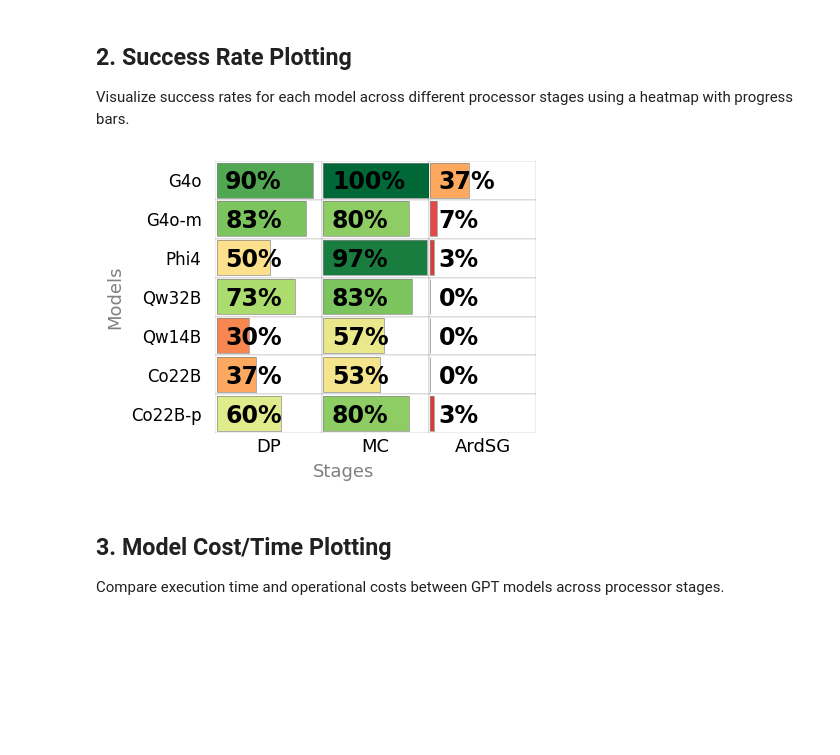
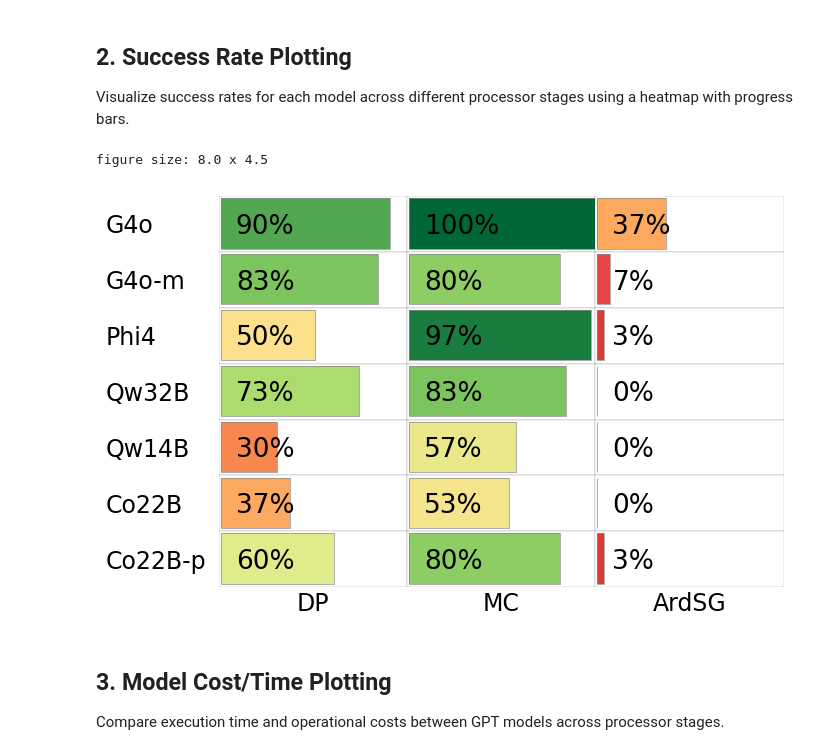
Before and after one commit to noahwo/benchmark-tinyml_llm-2026, a Jupyter notebook: plot-exploration/for-MCU/success-rate_MCU.ipynb, the cells around one changed output. Cells and saved outputs as stored; diff of their text form; code cells hidden in the pictures; blank space fills up the shorter version.

```diff
--- a/plot-exploration/for-MCU/success-rate_MCU.ipynb
+++ b/plot-exploration/for-MCU/success-rate_MCU.ipynb
@@ -241,7 +241,7 @@ import matplotlib.pyplot as plt
 import matplotlib.patches as mpatches
 from matplotlib.colors import LinearSegmentedColormap
 
-plt.rcParams["font.family"] = "DejaVu Sans"
+# plt.rcParams["font.family"] = "DejaVu Sans"
 
 # Build dataframe again to stay in sync even if previous cell is skipped
 heatmap_df = pd.DataFrame(
@@ -268,7 +268,9 @@ num_models = len(heatmap_df.index)
 num_processors = len(heatmap_df.columns)
 fig_width = max(5.0, num_processors * 1.5)
 fig_height = max(3.0, num_models * 0.5)
-
+fig_width=8
+fig_height=4.5
+print(f"figure size: {fig_width:.1f} x {fig_height:.1f}")
 fig, ax = plt.subplots(figsize=(fig_width, fig_height))
 
 cmap = LinearSegmentedColormap.from_list(
@@ -338,44 +340,48 @@ for i, model in enumerate(heatmap_df.index):
             ax.text(
                 j + 0.09,
                 i + 0.55,
                 f"{value:.0f}%",
                 ha="left",
                 va="center",
-                fontsize=17,
-                weight="bold",
+                fontsize=19,
+                weight="regular",
                 color="black",
                 fontname="DejaVu Sans",
             )
 
 ax.set_xticks([i + 0.5 for i in range(len(heatmap_df.columns))])
 ax.set_yticks([i + 0.5 for i in range(len(heatmap_df.index))])
 ax.set_xticklabels(
     # [PROCESSOR_LABELS.get(col, col).upper() for col in heatmap_df.columns],
     [PROCESSOR_LABELS.get(col, col) for col in heatmap_df.columns],
-    fontsize=13,
+    fontsize=17,
     weight="regular",
 )
-ax.set_yticklabels(heatmap_df.index, fontsize=12, ha="right")
+ax.set_yticklabels(heatmap_df.index, fontsize=17)
+for label in ax.get_yticklabels():
+    label.set_horizontalalignment("left")
+    label.set_x(-0.18)
 
 ax.tick_params(axis="both", which="both", length=0)
-ax.tick_params(axis="y", pad=10)
+ax.tick_params(axis="y", pad=8)
 
-ax.set_xlabel("Stages", fontsize=13, weight="regular", labelpad=5, color="gray", x=0.4)
-ax.set_ylabel("Models", fontsize=13, weight="regular", labelpad=5, color="gray", x=0.1)
+# ax.set_xlabel("Stages", fontsize=13, weight="regular", labelpad=5, color="gray", x=0.4)
+# ax.set_ylabel("Models", fontsize=13, weight="regular", labelpad=5, color="gray", x=0.03)
 
 for spine in ax.spines.values():
     spine.set_visible(False)
 
 # ax.set_title("Success Rate (%)", fontsize=14, weight="regular", color="black", pad=15, x=0.4)
 
-plt.subplots_adjust(left=0.15)
-plt.tight_layout(rect=[0.08, 0, 1, 1])
+plt.subplots_adjust(left=0.22)
+plt.tight_layout(rect=[0.12, 0, 1, 1])
 plt.savefig("figs/success-rate_MCU.pdf", dpi=300, bbox_inches="tight")
-plt.savefig("figs/success-rate_MCU.png", dpi=300, bbox_inches="tight")
+# plt.savefig("figs/success-rate_MCU.png", dpi=300, bbox_inches="tight")
 
 plt.show()
 # %% [output]
+figure size: 8.0 x 4.5
-[figure, old version]
+[figure, new version]
 # %% [markdown]
 ## 3. Model Cost/Time Plotting
 
```
Also changed, not shown: parts of 1 cell of this notebook, 10 other files.
